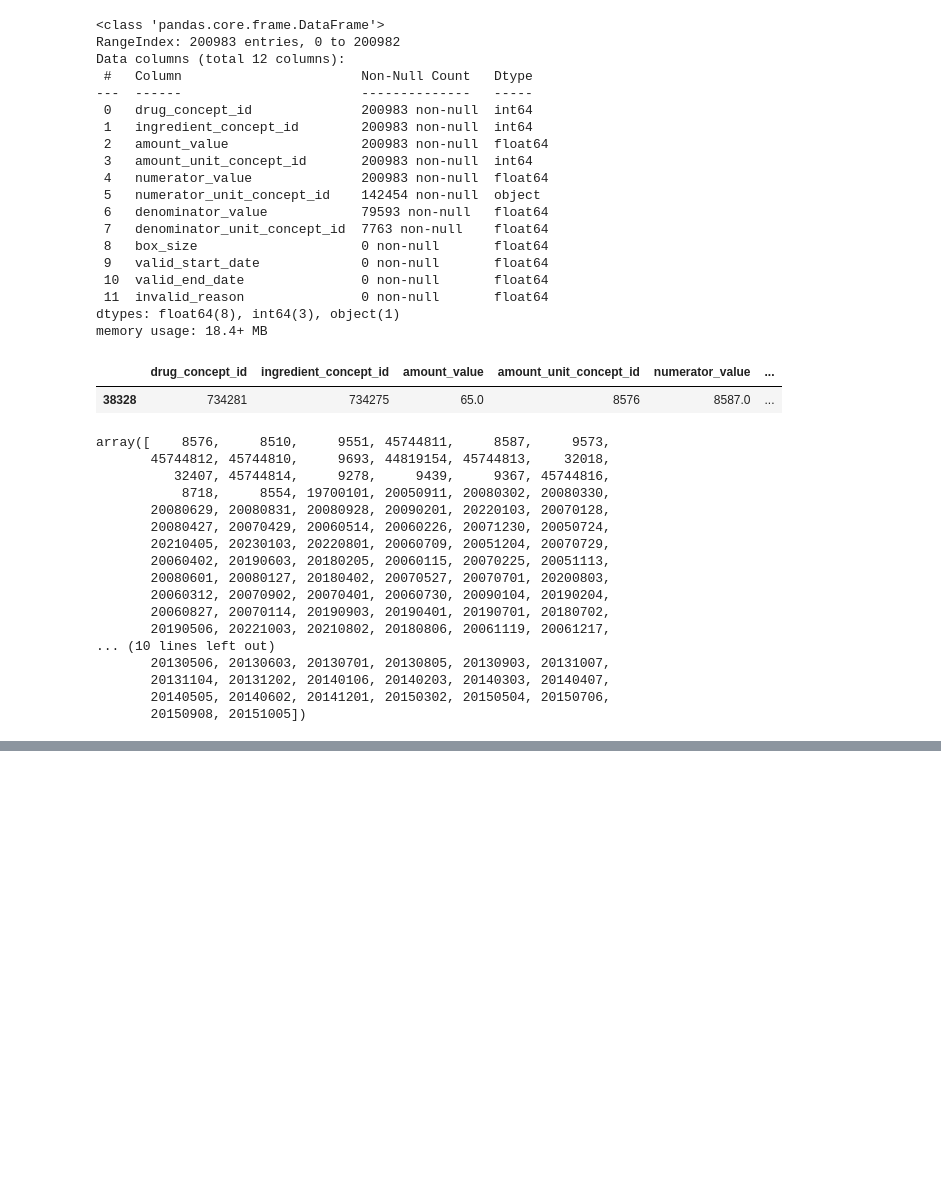
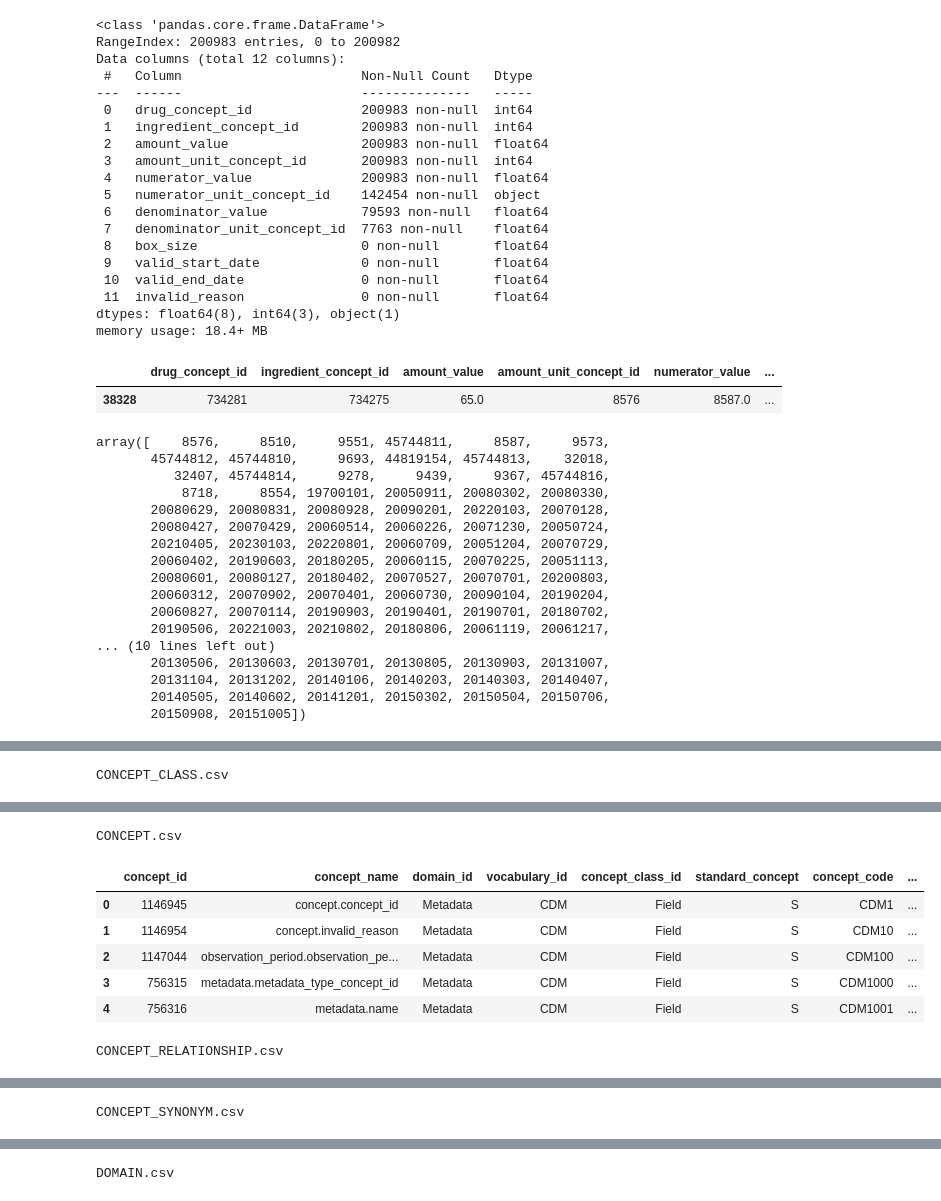
Before and after one commit to kumquat42/202402_MB_Data4Good_LinkR, a Jupyter notebook: 202402_MB_linkR_Notebook.ipynb, the cells around one changed output, grey strips where cells are left out. Saved outputs shown, nothing was run; the diff lists cells and outputs as text; code cells hidden in the pictures; blank space fills up the shorter version.

```diff
--- a/202402_MB_linkR_Notebook.ipynb
+++ b/202402_MB_linkR_Notebook.ipynb
@@ -149,0 +159,5 @@ patient1
+# %%
+patient = pd.merge(patient1, con, how='left', left_on = 'drug_concept_id', right_on = 'concept_id')
+
+#patient.shape, patient1.shape, con.shape #((24, 25), (24, 15), (516708, 10))
+#patient
@@ -526,0 +635,65 @@ array([    8576,     8510,     9551, 45744811,     8587,     9573,
+# %%
+#temp = pd.read_csv('../Downloads/vocabulary_download_v5_{e387ec98-436f-4ec5-9c97-5da7c14b445d}_1710335286650/CONCEPT_ANCESTOR.csv', sep='\s+')
+'''
+# CONCEPT_ANCESTOR.csv _ don't care, this is:
+ancestor_concept_id	descendant_concept_id	min_levels_of_separation	max_levels_of_separation
+0	742267	40172924	2	3
+1	701449	1525417	1	1
+
+  CONCEPT_CLASS.csv  _
+  concept_class_id	concept_class_name	concept_class_concept_id
+0	Qualifier Value	Qualifier Value	44819021
+1	Quality Metric	Quality Metric	44819092
+
+  CONCEPT.csv
+  concept_id	concept_name	domain_id	vocabulary_id	concept_class_id	standard_concept	concept_code	valid_start_date	valid_end_date	invalid_reason
+0	1146945	concept.concept_id	Metadata	CDM	Field	S	CDM1	20141111	20991231	NaN
+1	1146954	concept.invalid_reason	Metadata	CDM	Field	S	CDM10	20141111	20991231
+shape (516708, 10)
+
+concept[concept.concept_name == 'numerator_value'] # cannot find it
+
+  CONCEPT_RELATIONSHIP.csv
+  concept_id_1	concept_id_2	relationship_id	valid_start_date	valid_end_date	invalid_reason
+0	42628856	42628856	Mapped from	20160606	20991231	NaN
+1	42628856	42628856	Maps to	20160606	20991231	NaN
+
+  CONCEPT_SYNONYM.csv
+  concept_id	concept_synonym_name	language_concept_id
+0	19000382	Lactobacillus bulgaricus	4180186
+1	19000521	Lariam 250 MG Oral Tablet	4180186
+(113673, 3)
+
+  DOMAIN.csv sep='\t'
+domain_id	domain_name	domain_concept_id
+0	Cost	Cost	581456
+1	Condition/Device	Condition/Device	235
+2	Gender	Gender	2
+
+ DRUG_STRENGTH.csv  \s+
+
+ RELATIONSHIP.csv
+ relationship_id	relationship_name	is_hierarchical	defines_ancestry	reverse_relationship_id	relationship_concept_id
+0	Has specimen proc	Has specimen procedure (SNOMED)	0	0	Specimen proc of	44818775
+1	Has specimen source	Has specimen source identity (SNOMED)	0	0	Specimen identity of	44818776
+2	Has specimen morph	Has specimen source morphology (SNOMED)	0	0	Specimen morph of	44818777
+
+ VOCABULARY.csv
+vocabulary_id	vocabulary_name	vocabulary_reference	vocabulary_version	vocabulary_concept_id
+0	SOPT	Source of Payment Typology (PHDSC)	https://www.nahdo.org/sopt	SOPT Version 9.2	32473
+1	Episode	OMOP Episode	OMOP generated	Episode 20201014	32523
+2	Observation Type	OMOP Observation Type	OMOP generated	NaN	44819129
+shape (38, 5)
+
+
+'''
+
+
+liste = ['CONCEPT_CLASS.csv', 'CONCEPT.csv','CONCEPT_RELATIONSHIP.csv','CONCEPT_SYNONYM.csv','DOMAIN.csv','RELATIONSHIP.csv', 'VOCABULARY.csv']
+
+for fich in liste:
+    print(fich)
+    temp = pd.read_csv(f'../Downloads/vocabulary_RxNorm/{fich}', sep='\t')
+    display(temp.head())
+# %% [output]
+CONCEPT_CLASS.csv
@@ -526,0 +706,8 @@ array([    8576,     8510,     9551, 45744811,     8587,     9573,
+CONCEPT.csv
+|  | concept_id | concept_name | domain_id | vocabulary_id | concept_class_id | standard_concept | concept_code | ... |
+| 0 | 1146945 | concept.concept_id | Metadata | CDM | Field | S | CDM1 | ... |
+| 1 | 1146954 | concept.invalid_reason | Metadata | CDM | Field | S | CDM10 | ... |
+| 2 | 1147044 | observation_period.observation_pe... | Metadata | CDM | Field | S | CDM100 | ... |
+| 3 | 756315 | metadata.metadata_type_concept_id | Metadata | CDM | Field | S | CDM1000 | ... |
+| 4 | 756316 | metadata.name | Metadata | CDM | Field | S | CDM1001 | ... |
+CONCEPT_RELATIONSHIP.csv
@@ -526,0 +720 @@ array([    8576,     8510,     9551, 45744811,     8587,     9573,
+CONCEPT_SYNONYM.csv
@@ -526,0 +727 @@ array([    8576,     8510,     9551, 45744811,     8587,     9573,
+DOMAIN.csv
```
Also changed, not shown: parts of 34 cells of this notebook, 1 other file.
